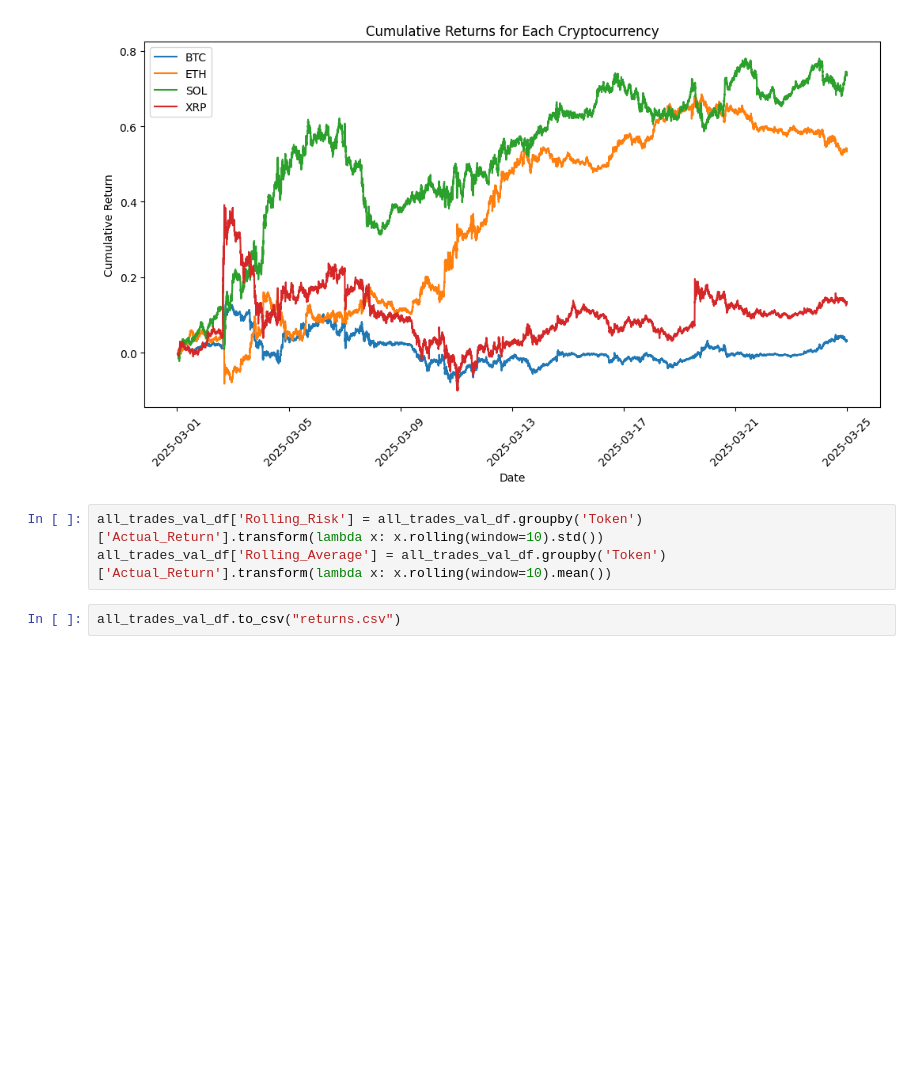
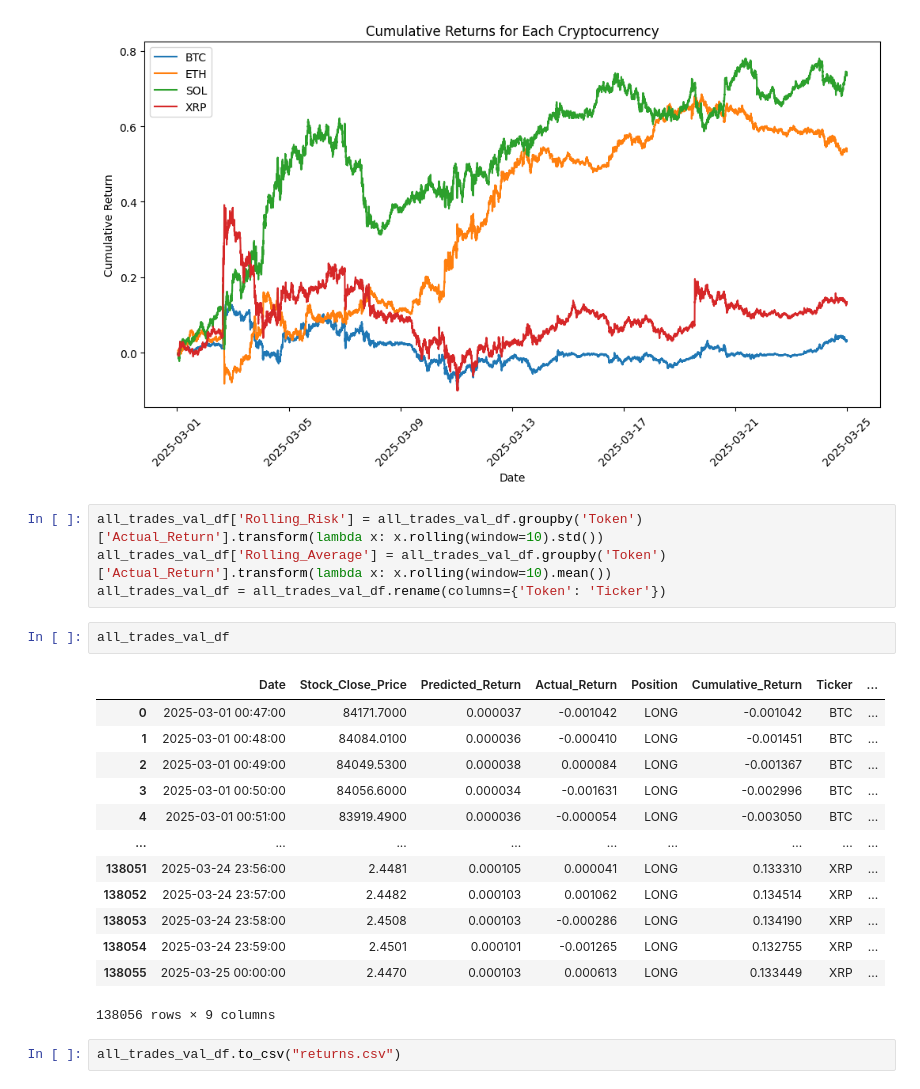
Before and after one commit to onepersonhere/4211-project, a Jupyter notebook: crypto/improved_model.ipynb, the cells around one changed output. Saved outputs shown, nothing was run; the diff lists cells and outputs as text; blank space fills up the shorter version.

Commit message:
update token to ticker

```diff
--- a/crypto/improved_model.ipynb
+++ b/crypto/improved_model.ipynb
@@ -941,6 +941,23 @@ plot_cumulative_returns(all_trades_val_df)
 # %%
 all_trades_val_df['Rolling_Risk'] = all_trades_val_df.groupby('Token')['Actual_Return'].transform(lambda x: x.rolling(window=10).std())
 all_trades_val_df['Rolling_Average'] = all_trades_val_df.groupby('Token')['Actual_Return'].transform(lambda x: x.rolling(window=10).mean())
+all_trades_val_df = all_trades_val_df.rename(columns={'Token': 'Ticker'})
+# %%
+all_trades_val_df
+# %% [output]
+|  | Date | Stock_Close_Price | Predicted_Return | Actual_Return | Position | Cumulative_Return | Ticker | ... |
+| 0 | 2025-03-01 00:47:00 | 84171.7000 | 0.000037 | -0.001042 | LONG | -0.001042 | BTC | ... |
+| 1 | 2025-03-01 00:48:00 | 84084.0100 | 0.000036 | -0.000410 | LONG | -0.001451 | BTC | ... |
+| 2 | 2025-03-01 00:49:00 | 84049.5300 | 0.000038 | 0.000084 | LONG | -0.001367 | BTC | ... |
+| 3 | 2025-03-01 00:50:00 | 84056.6000 | 0.000034 | -0.001631 | LONG | -0.002996 | BTC | ... |
+| 4 | 2025-03-01 00:51:00 | 83919.4900 | 0.000036 | -0.000054 | LONG | -0.003050 | BTC | ... |
+| ... | ... | ... | ... | ... | ... | ... | ... | ... |
+| 138051 | 2025-03-24 23:56:00 | 2.4481 | 0.000105 | 0.000041 | LONG | 0.133310 | XRP | ... |
+| 138052 | 2025-03-24 23:57:00 | 2.4482 | 0.000103 | 0.001062 | LONG | 0.134514 | XRP | ... |
+| 138053 | 2025-03-24 23:58:00 | 2.4508 | 0.000103 | -0.000286 | LONG | 0.134190 | XRP | ... |
+| 138054 | 2025-03-24 23:59:00 | 2.4501 | 0.000101 | -0.001265 | LONG | 0.132755 | XRP | ... |
+| 138055 | 2025-03-25 00:00:00 | 2.4470 | 0.000103 | 0.000613 | LONG | 0.133449 | XRP | ... |
+138056 rows × 9 columns
 # %%
 all_trades_val_df.to_csv("returns.csv")
 # %%
```
